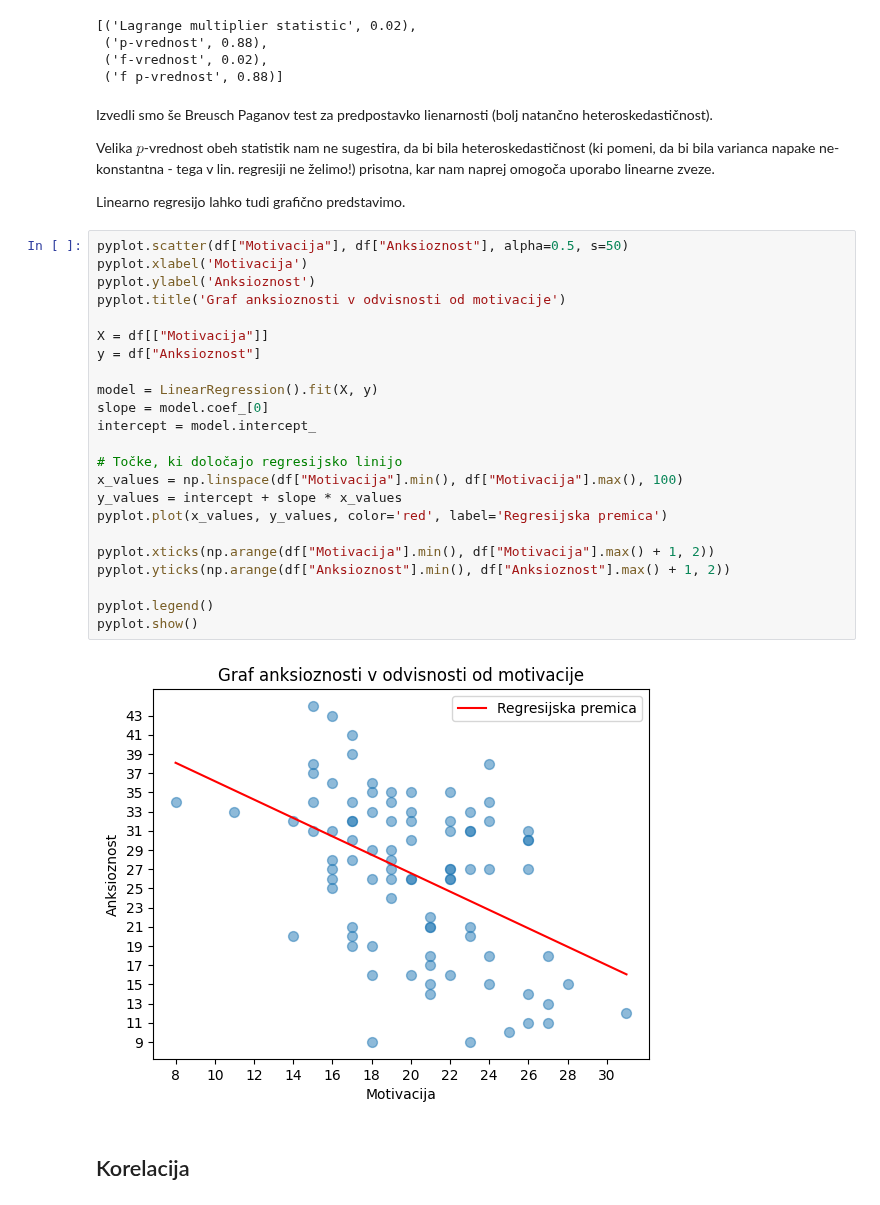
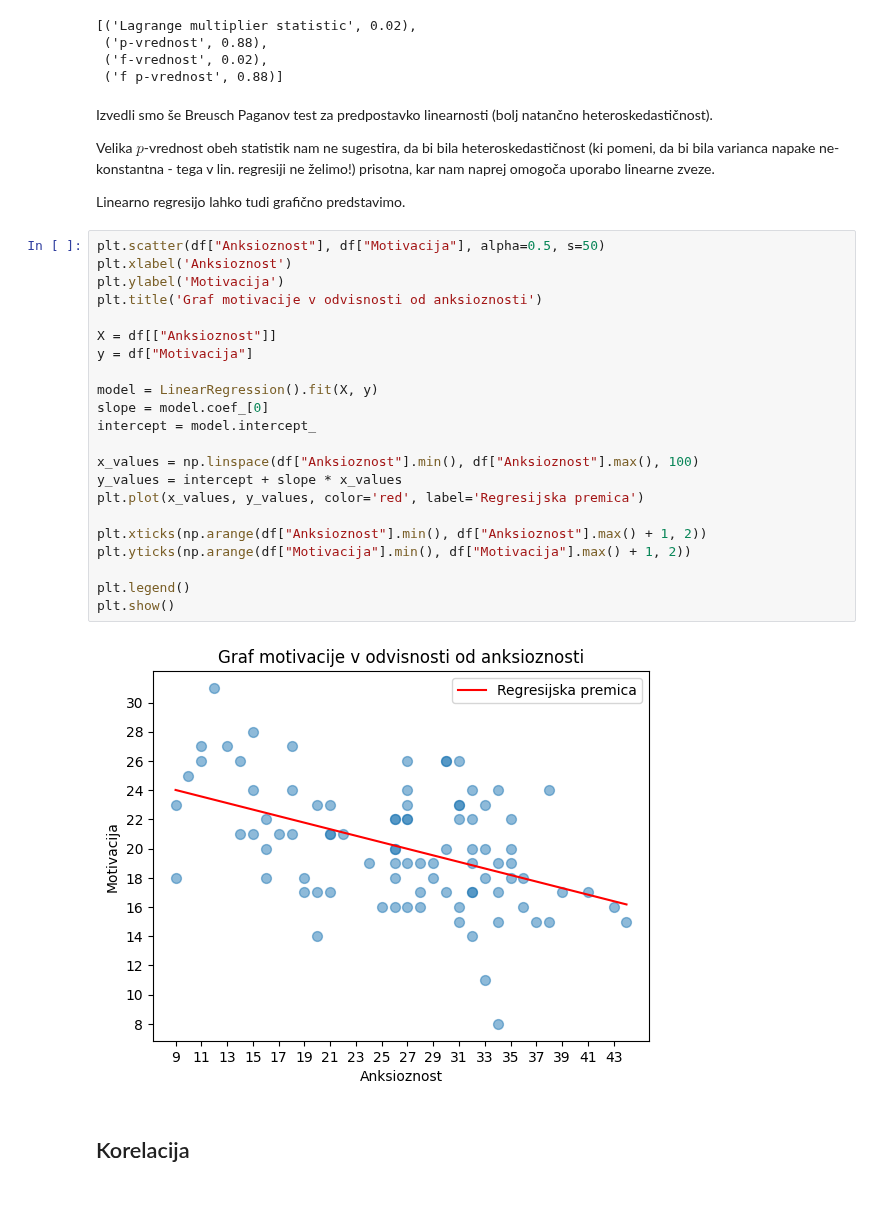
Before and after one commit to borbregant/ai_tandem_learning, a Jupyter notebook: STATISTIKA_PREDMET.ipynb, the cells around one changed output. Drawn from its saved outputs; the diff is of its cells as text.

```diff
--- a/STATISTIKA_PREDMET.ipynb
+++ b/STATISTIKA_PREDMET.ipynb
@@ -478,36 +474,35 @@ rounded_test_result
  ('f-vrednost', 0.02),
  ('f p-vrednost', 0.88)]
 # %% [markdown]
-Izvedli smo še Breusch Paganov test za predpostavko lienarnosti (bolj natančno heteroskedastičnost).
+Izvedli smo še Breusch Paganov test za predpostavko linearnosti (bolj natančno heteroskedastičnost).
 
 Velika $p$-vrednost obeh statistik nam ne sugestira, da bi bila heteroskedastičnost (ki pomeni, da bi bila varianca napake ne-konstantna - tega v lin. regresiji ne želimo!) prisotna, kar nam naprej omogoča uporabo linearne zveze.
 
 Linearno regresijo lahko tudi grafično predstavimo.
 # %%
-pyplot.scatter(df["Motivacija"], df["Anksioznost"], alpha=0.5, s=50)
-pyplot.xlabel('Motivacija')
-pyplot.ylabel('Anksioznost')
-pyplot.title('Graf anksioznosti v odvisnosti od motivacije')
+plt.scatter(df["Anksioznost"], df["Motivacija"], alpha=0.5, s=50)
+plt.xlabel('Anksioznost')
+plt.ylabel('Motivacija')
+plt.title('Graf motivacije v odvisnosti od anksioznosti')
 
-X = df[["Motivacija"]]
-y = df["Anksioznost"]
+X = df[["Anksioznost"]]
+y = df["Motivacija"]
 
 model = LinearRegression().fit(X, y)
 slope = model.coef_[0]
 intercept = model.intercept_
 
-# Točke, ki določajo regresijsko linijo
-x_values = np.linspace(df["Motivacija"].min(), df["Motivacija"].max(), 100)
+x_values = np.linspace(df["Anksioznost"].min(), df["Anksioznost"].max(), 100)
 y_values = intercept + slope * x_values
-pyplot.plot(x_values, y_values, color='red', label='Regresijska premica')
+plt.plot(x_values, y_values, color='red', label='Regresijska premica')
 
-pyplot.xticks(np.arange(df["Motivacija"].min(), df["Motivacija"].max() + 1, 2))
-pyplot.yticks(np.arange(df["Anksioznost"].min(), df["Anksioznost"].max() + 1, 2))
+plt.xticks(np.arange(df["Anksioznost"].min(), df["Anksioznost"].max() + 1, 2))
+plt.yticks(np.arange(df["Motivacija"].min(), df["Motivacija"].max() + 1, 2))
 
-pyplot.legend()
-pyplot.show()
+plt.legend()
+plt.show()
 # %% [output]
-[figure, old version]
+[figure, new version]
 # %% [markdown]
 ## Korelacija
 # %%
```
Also changed, not shown: parts of 24 cells of this notebook.
